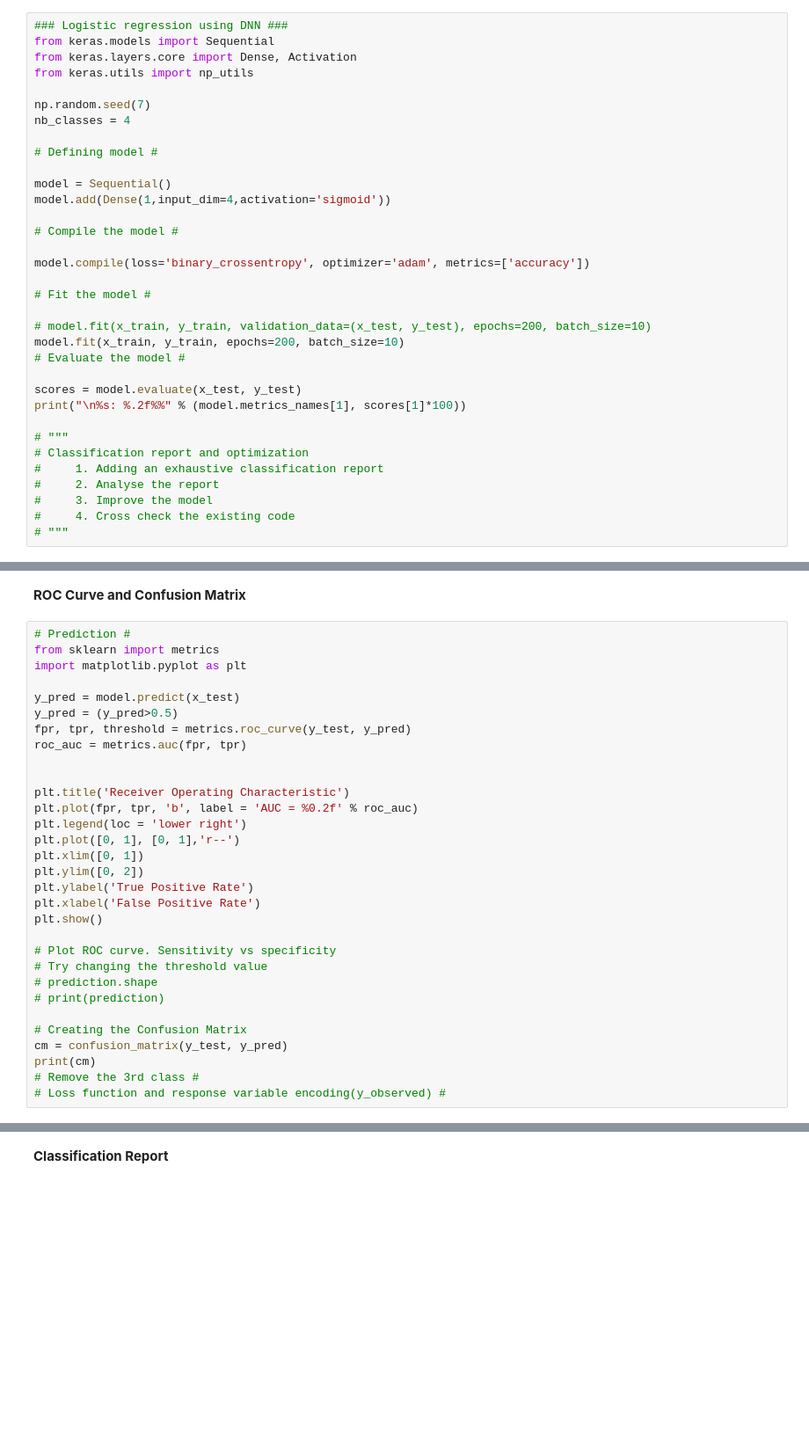
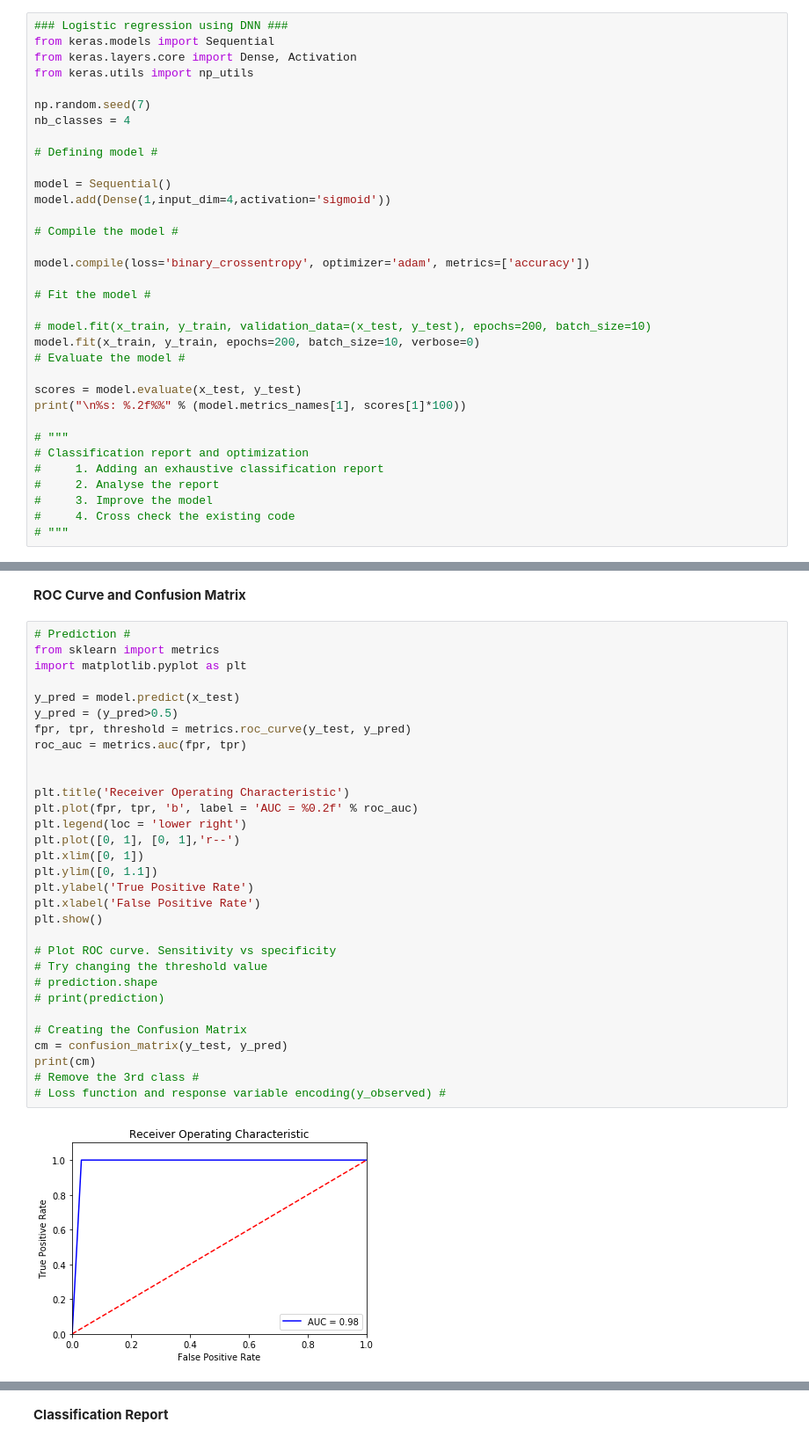
Before and after one commit to shakkeel1330/cook-imly, a Jupyter notebook: Notebooks/Iris dataset.ipynb, the cells around one changed output, grey strips where cells are left out. Shown at 88% size. Saved outputs shown, nothing was run; the diff lists cells and outputs as text; blank space fills up the shorter version.

```diff
--- a/Notebooks/Iris dataset.ipynb
+++ b/Notebooks/Iris dataset.ipynb
@@ -70,7 +86,7 @@ model.compile(loss='binary_crossentropy', optimizer='adam', metrics=['accuracy']
 # Fit the model #
 
 # model.fit(x_train, y_train, validation_data=(x_test, y_test), epochs=200, batch_size=10)
-model.fit(x_train, y_train, epochs=200, batch_size=10)
+model.fit(x_train, y_train, epochs=200, batch_size=10, verbose=0)
 # Evaluate the model #
 
 scores = model.evaluate(x_test, y_test)
@@ -149,31 +151,32 @@ __ROC Curve and Confusion Matrix__
 # Prediction #
 from sklearn import metrics
 import matplotlib.pyplot as plt
 
 y_pred = model.predict(x_test)
 y_pred = (y_pred>0.5)
 fpr, tpr, threshold = metrics.roc_curve(y_test, y_pred)
 roc_auc = metrics.auc(fpr, tpr)
 
 
 plt.title('Receiver Operating Characteristic')
 plt.plot(fpr, tpr, 'b', label = 'AUC = %0.2f' % roc_auc)
 plt.legend(loc = 'lower right')
 plt.plot([0, 1], [0, 1],'r--')
 plt.xlim([0, 1])
-plt.ylim([0, 2])
+plt.ylim([0, 1.1])
 plt.ylabel('True Positive Rate')
 plt.xlabel('False Positive Rate')
 plt.show()
 
 # Plot ROC curve. Sensitivity vs specificity
 # Try changing the threshold value
 # prediction.shape
 # print(prediction)
 
 # Creating the Confusion Matrix
 cm = confusion_matrix(y_test, y_pred)
 print(cm)
 # Remove the 3rd class #
 # Loss function and response variable encoding(y_observed) #
 # %% [output]
+[figure, added]
```
Also changed, not shown: parts of 3 cells of this notebook, 5 other files.
